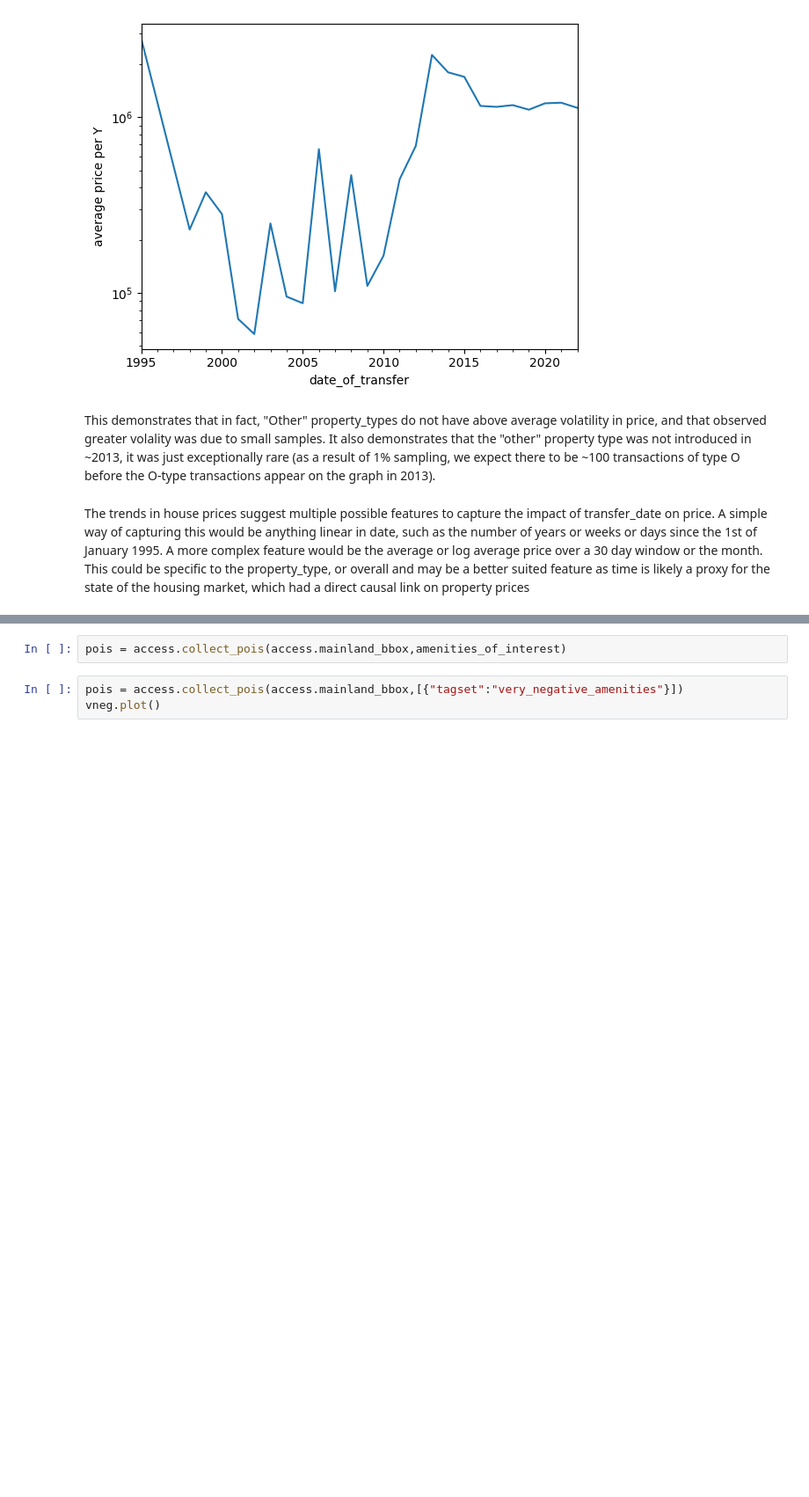
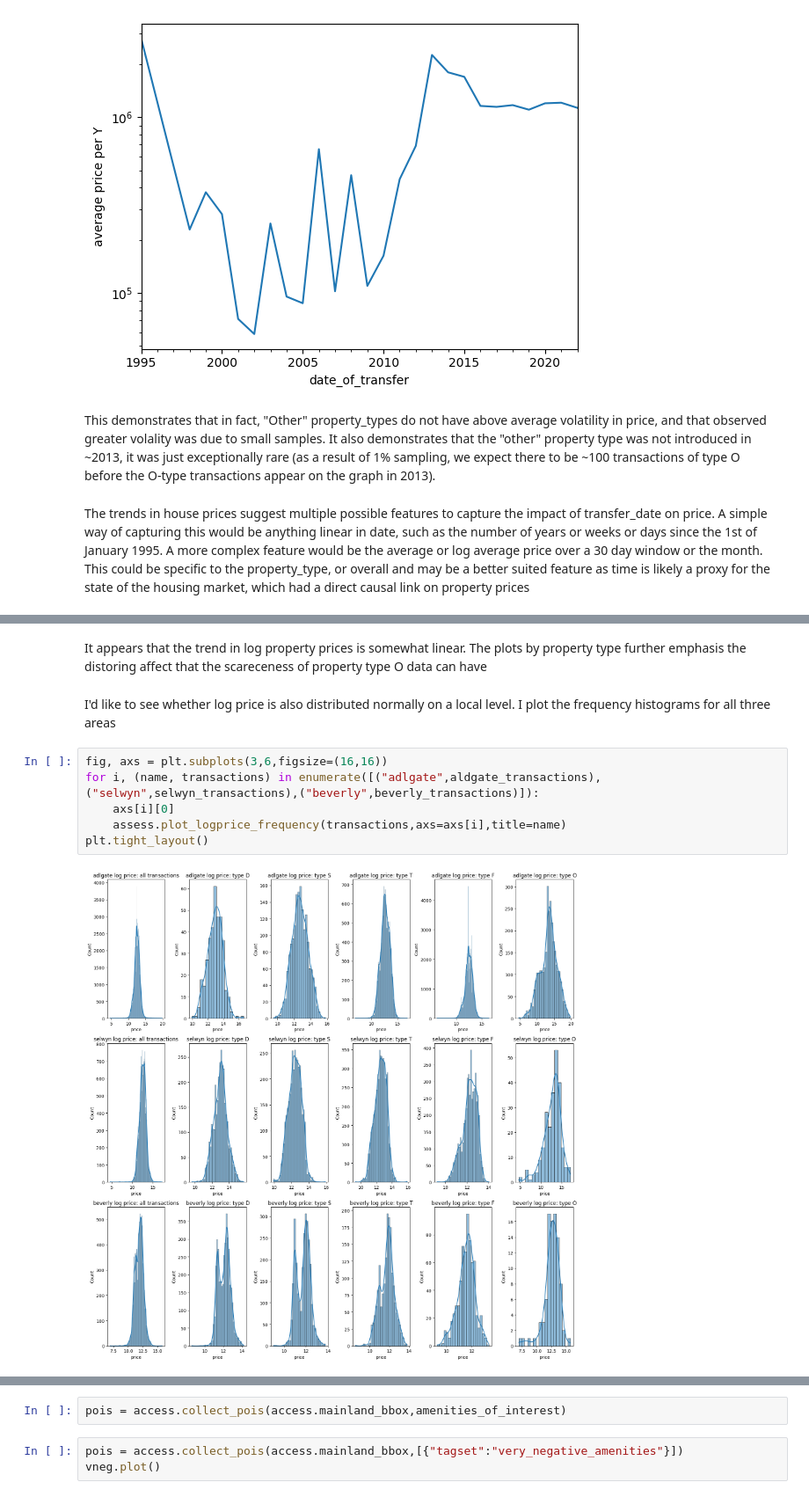
Before and after one commit to printlnHi/ukpricepaid, a Jupyter notebook: notebooks/ads_course_assessment-5.ipynb, the cells around one changed output, grey strips where cells are left out. Shown at 88% size. Saved outputs shown, nothing was run; the diff lists cells and outputs as text; blank space fills up the shorter version.

```diff
--- a/notebooks/ads_course_assessment-5.ipynb
+++ b/notebooks/ads_course_assessment-5.ipynb
@@ -564,0 +586,12 @@ print(f"{len(txs)} transactions")
+# %% [markdown]
+It appears that the trend in log property prices is somewhat linear. The plots by property type further emphasis the distoring affect that the scareceness of property type O data can have
+# %% [markdown]
+I'd like to see whether log price is also distributed normally on a local level. I plot the frequency histograms for all three areas
+# %%
+fig, axs = plt.subplots(3,6,figsize=(16,16))
+for i, (name, transactions) in enumerate([("adlgate",aldgate_transactions),("selwyn",selwyn_transactions),("beverly",beverly_transactions)]):
+    axs[i][0]
+    assess.plot_logprice_frequency(transactions,axs=axs[i],title=name)
+plt.tight_layout()
+# %% [output]
+[figure, added]
```
Also changed, not shown: parts of 37 cells of this notebook, 2 other files.
